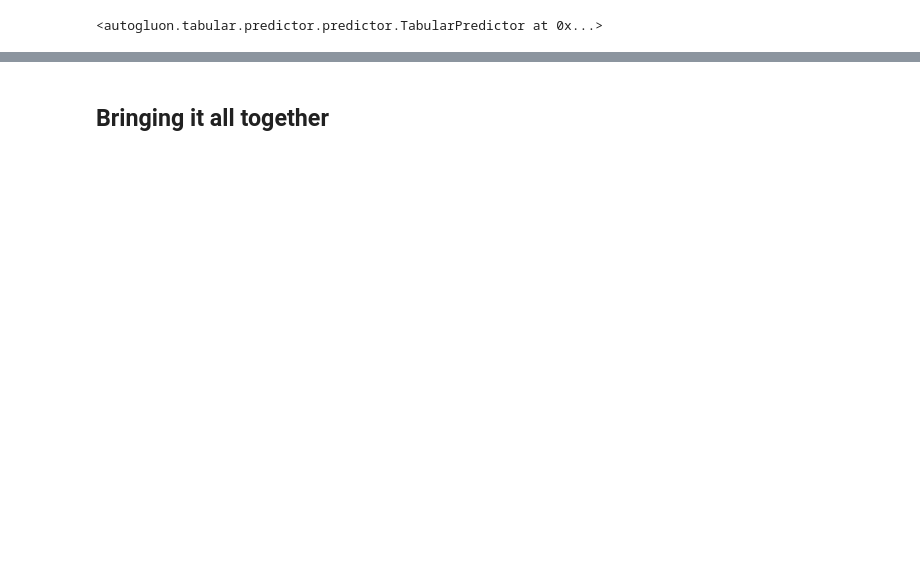
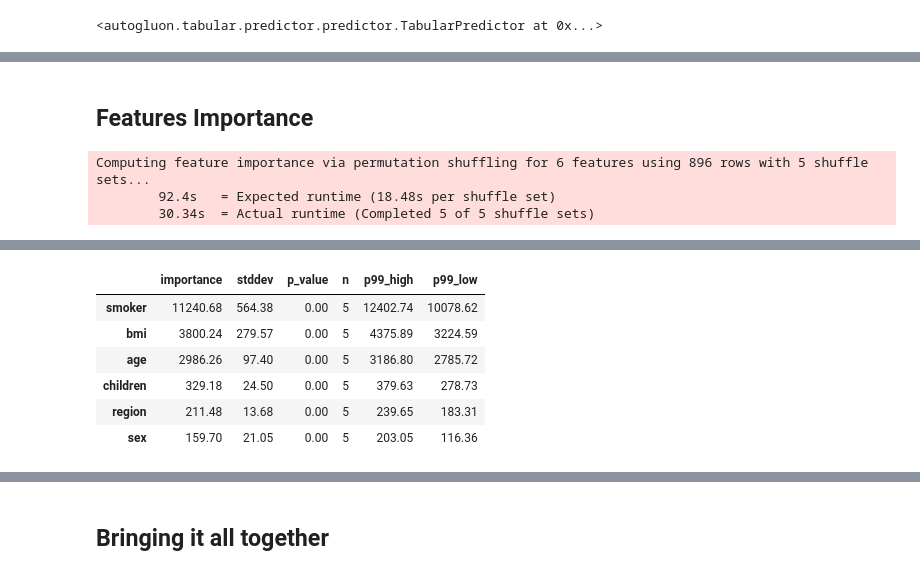
Before and after one commit to OOlatubosun/insurance_premium_prediction, a Jupyter notebook: experimentation_insurance.ipynb, the cells around one changed output, grey strips where cells are left out. Cells and saved outputs as stored; diff of their text form; code cells hidden in the pictures; blank space fills up the shorter version.

```diff
--- a/experimentation_insurance.ipynb
+++ b/experimentation_insurance.ipynb
@@ -304,0 +323,10 @@ save_model_predictor.leaderboard(test_data, silent=True)
+# %% [markdown]
+## Features Importance
+# %%
+%%time
+
+save_model_predictor.feature_importance(train_data)
+# %% [output]
+Computing feature importance via permutation shuffling for 6 features using 896 rows with 5 shuffle sets...
+        92.4s   = Expected runtime (18.48s per shuffle set)
+        30.34s  = Actual runtime (Completed 5 of 5 shuffle sets)
@@ -304,0 +335,7 @@ save_model_predictor.leaderboard(test_data, silent=True)
+|  | importance | stddev | p_value | n | p99_high | p99_low |
+| smoker | 11240.68 | 564.38 | 0.00 | 5 | 12402.74 | 10078.62 |
+| bmi | 3800.24 | 279.57 | 0.00 | 5 | 4375.89 | 3224.59 |
+| age | 2986.26 | 97.40 | 0.00 | 5 | 3186.80 | 2785.72 |
+| children | 329.18 | 24.50 | 0.00 | 5 | 379.63 | 278.73 |
+| region | 211.48 | 13.68 | 0.00 | 5 | 239.65 | 183.31 |
+| sex | 159.70 | 21.05 | 0.00 | 5 | 203.05 | 116.36 |
```
Also changed, not shown: parts of 38 cells of this notebook, 37 other files.
